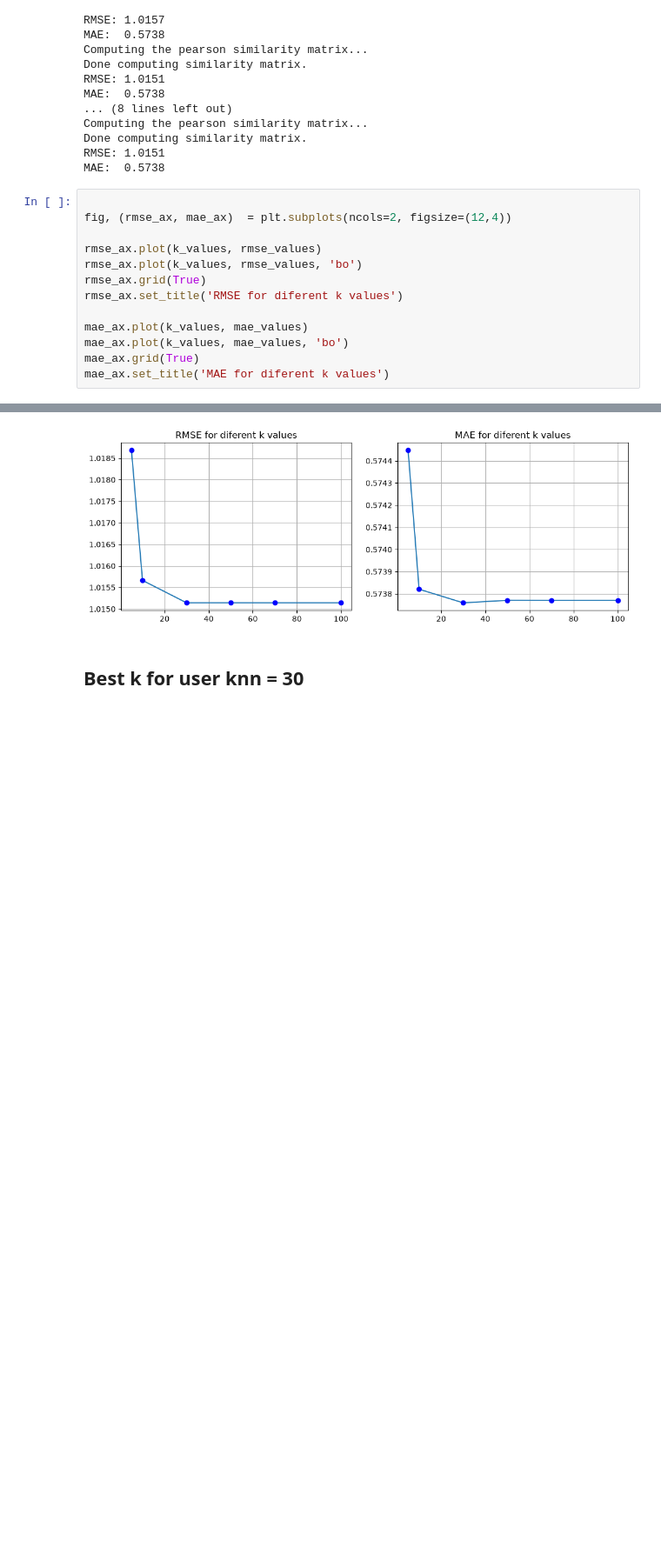
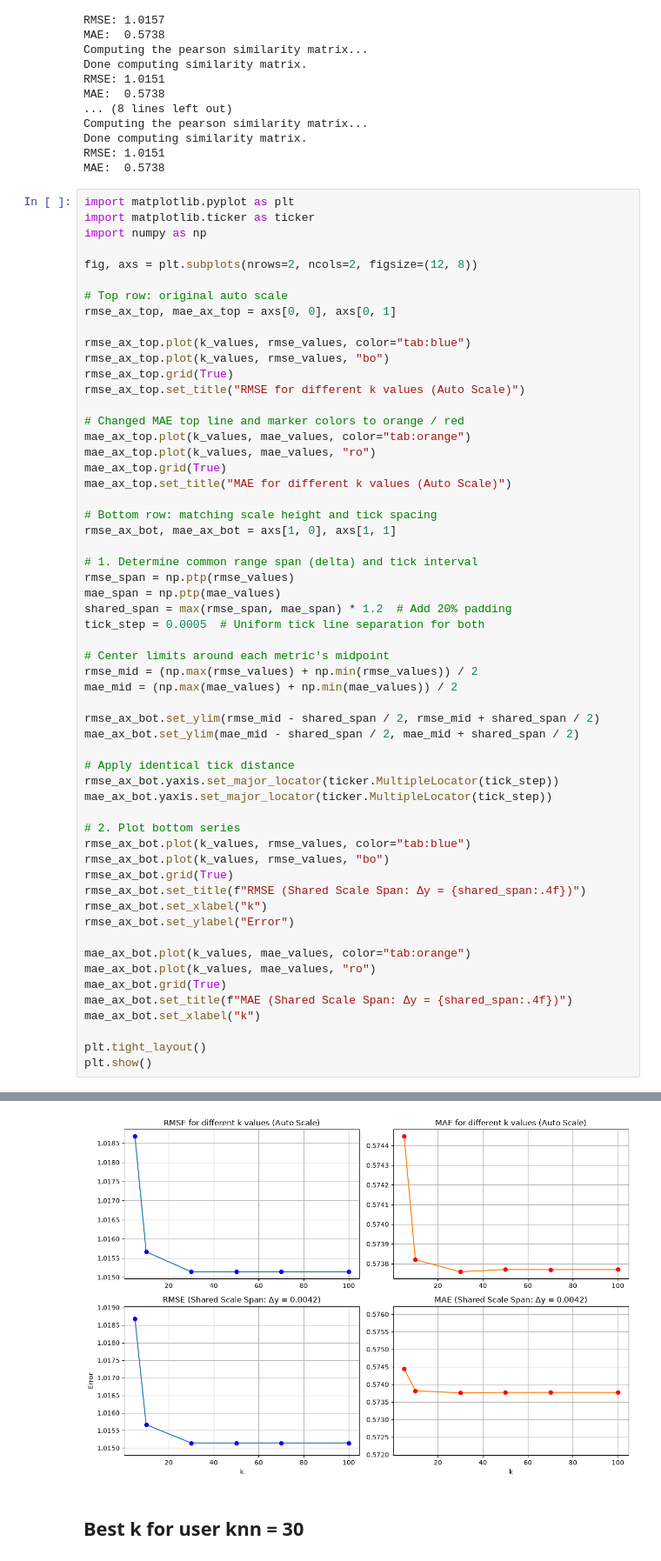
Before and after one commit to stgov/recsys_tareas, a Jupyter notebook: tarea_01/notebooks/user_based.ipynb, the cells around one changed output, grey strips where cells are left out. Shown at 87% size. Cells and saved outputs as stored; diff of their text form; blank space fills up the shorter version.

```diff
--- a/tarea_01/notebooks/user_based.ipynb
+++ b/tarea_01/notebooks/user_based.ipynb
@@ -93,16 +93,60 @@ Done computing similarity matrix.
 RMSE: 1.0151
 MAE:  0.5738
 # %%
+import matplotlib.pyplot as plt
+import matplotlib.ticker as ticker
+import numpy as np
 
-fig, (rmse_ax, mae_ax)  = plt.subplots(ncols=2, figsize=(12,4))
+fig, axs = plt.subplots(nrows=2, ncols=2, figsize=(12, 8))
 
-rmse_ax.plot(k_values, rmse_values)
-rmse_ax.plot(k_values, rmse_values, 'bo')
-rmse_ax.grid(True)
-rmse_ax.set_title('RMSE for diferent k values')
+# Top row: original auto scale
+rmse_ax_top, mae_ax_top = axs[0, 0], axs[0, 1]
 
-mae_ax.plot(k_values, mae_values)
-mae_ax.plot(k_values, mae_values, 'bo')
-mae_ax.grid(True)
-mae_ax.set_title('MAE for diferent k values')
+rmse_ax_top.plot(k_values, rmse_values, color="tab:blue")
+rmse_ax_top.plot(k_values, rmse_values, "bo")
+rmse_ax_top.grid(True)
+rmse_ax_top.set_title("RMSE for different k values (Auto Scale)")
+
+# Changed MAE top line and marker colors to orange / red
+mae_ax_top.plot(k_values, mae_values, color="tab:orange")
+mae_ax_top.plot(k_values, mae_values, "ro")
+mae_ax_top.grid(True)
+mae_ax_top.set_title("MAE for different k values (Auto Scale)")
+
+# Bottom row: matching scale height and tick spacing
+rmse_ax_bot, mae_ax_bot = axs[1, 0], axs[1, 1]
+
+# 1. Determine common range span (delta) and tick interval
+rmse_span = np.ptp(rmse_values)
+mae_span = np.ptp(mae_values)
+shared_span = max(rmse_span, mae_span) * 1.2  # Add 20% padding
+tick_step = 0.0005  # Uniform tick line separation for both
+
+# Center limits around each metric's midpoint
+rmse_mid = (np.max(rmse_values) + np.min(rmse_values)) / 2
+mae_mid = (np.max(mae_values) + np.min(mae_values)) / 2
+
+rmse_ax_bot.set_ylim(rmse_mid - shared_span / 2, rmse_mid + shared_span / 2)
+mae_ax_bot.set_ylim(mae_mid - shared_span / 2, mae_mid + shared_span / 2)
+
+# Apply identical tick distance
+rmse_ax_bot.yaxis.set_major_locator(ticker.MultipleLocator(tick_step))
+mae_ax_bot.yaxis.set_major_locator(ticker.MultipleLocator(tick_step))
+
+# 2. Plot bottom series
+rmse_ax_bot.plot(k_values, rmse_values, color="tab:blue")
+rmse_ax_bot.plot(k_values, rmse_values, "bo")
+rmse_ax_bot.grid(True)
+rmse_ax_bot.set_title(f"RMSE (Shared Scale Span: Δy = {shared_span:.4f})")
+rmse_ax_bot.set_xlabel("k")
+rmse_ax_bot.set_ylabel("Error")
+
+mae_ax_bot.plot(k_values, mae_values, color="tab:orange")
+mae_ax_bot.plot(k_values, mae_values, "ro")
+mae_ax_bot.grid(True)
+mae_ax_bot.set_title(f"MAE (Shared Scale Span: Δy = {shared_span:.4f})")
+mae_ax_bot.set_xlabel("k")
+
+plt.tight_layout()
+plt.show()
 # %% [output]
@@ -110,4 +153,4 @@ Text(0.5, 1.0, 'MAE for diferent k values')
-[figure, old version]
+[figure, new version]
 # %% [markdown]
 ## Best k for user knn = 30
 # %%
```
Also changed, not shown: parts of 2 cells of this notebook, 2 other files.
